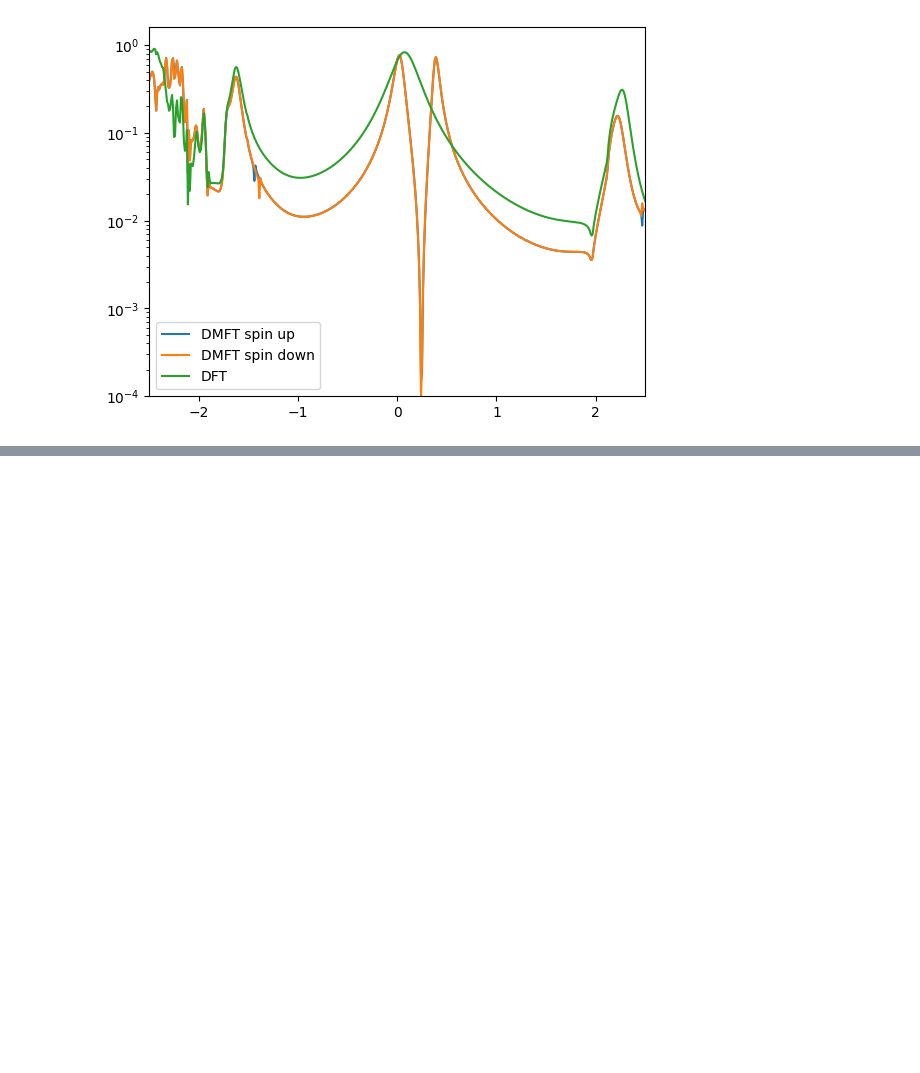
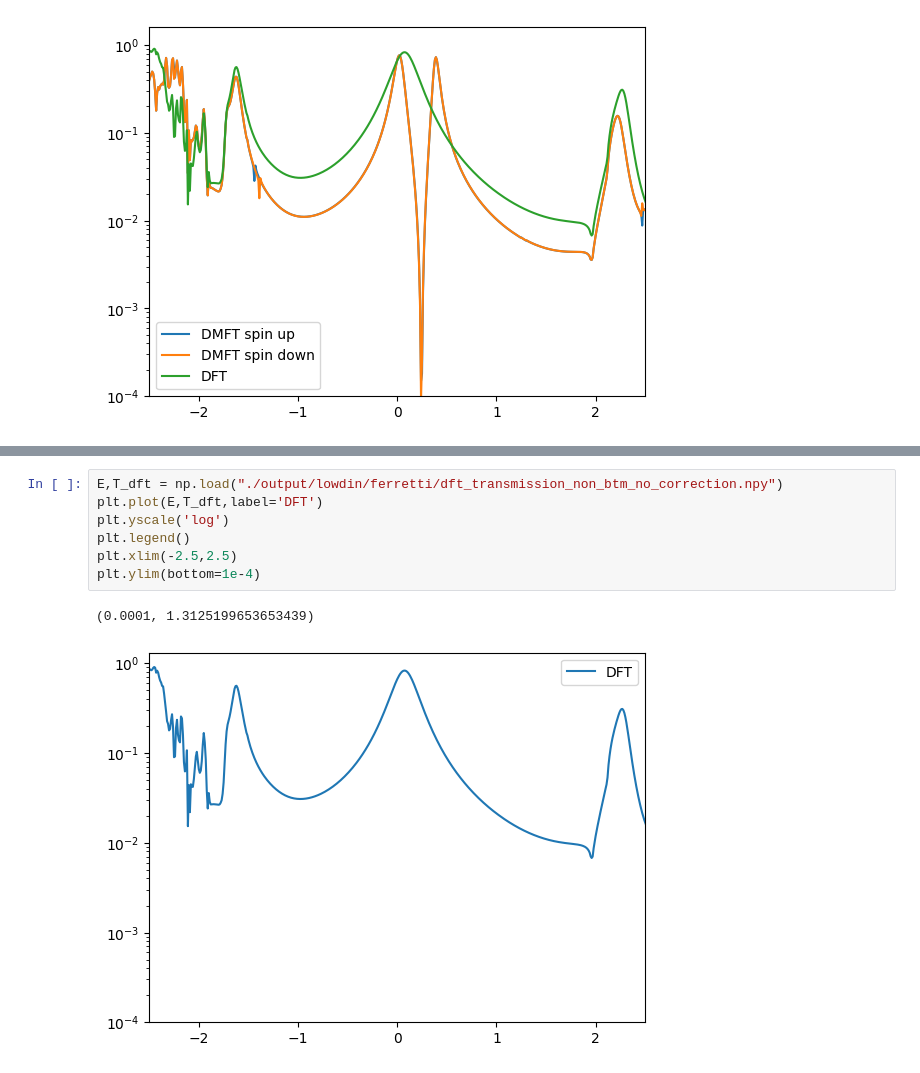
Before and after one commit to aj0337/qtpyt-tests, a Jupyter notebook: pentadienyl/notebooks/analysis.ipynb, the cells around one changed output, grey strips where cells are left out. Saved outputs shown, nothing was run; the diff lists cells and outputs as text; blank space fills up the shorter version.

Commit message:
Tests on vertex correction

```diff
--- a/pentadienyl/notebooks/analysis.ipynb
+++ b/pentadienyl/notebooks/analysis.ipynb
@@ -39,0 +86,10 @@ plt.ylim(bottom=1e-4)
+# %%
+E,T_dft = np.load("./output/lowdin/ferretti/dft_transmission_non_btm_no_correction.npy")
+plt.plot(E,T_dft,label='DFT')
+plt.yscale('log')
+plt.legend()
+plt.xlim(-2.5,2.5)
+plt.ylim(bottom=1e-4)
+# %% [output]
+(0.0001, 1.3125199653653439)
+[figure, added]
```
Also changed, not shown: parts of 4 cells of this notebook, 15 other files.
